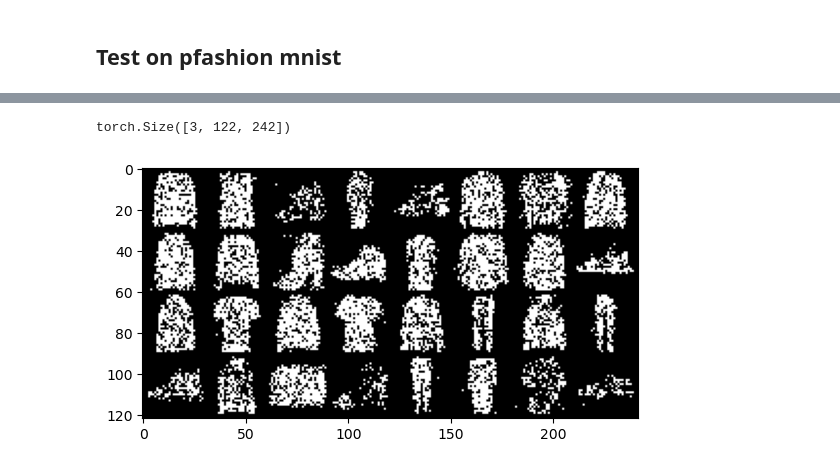
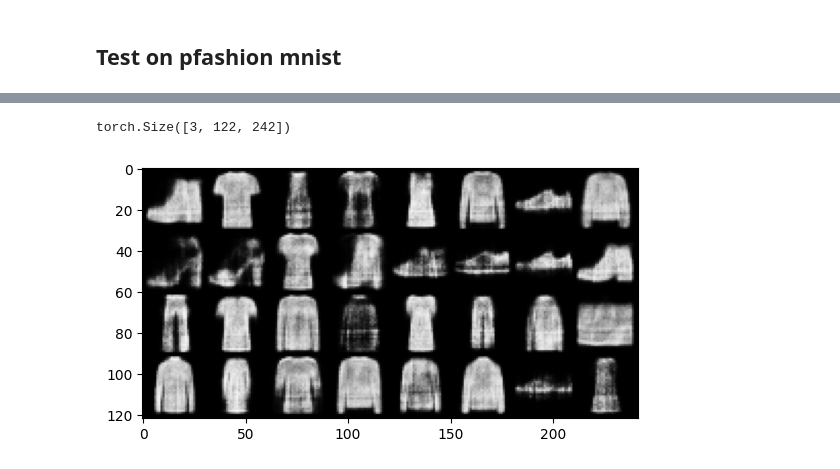
Before and after one commit to jolatechno/cours-ENS, a Jupyter notebook: cours/M2/S4/machine_learning/projet/leo_test/RBM_test2.ipynb, the cells around one changed output, grey strips where cells are left out. Drawn from its saved outputs; the diff is of its cells as text; code cells hidden in the pictures.

```diff
--- a/cours/M2/S4/machine_learning/projet/leo_test/RBM_test2.ipynb
+++ b/cours/M2/S4/machine_learning/projet/leo_test/RBM_test2.ipynb
@@ -125,7 +203,7 @@ torch.Size([3, 122, 242])
 # %% [markdown]
 ## Test on pfashion mnist
 # %%
-batch_size = 64
+batch_size = 32
 train_loader = torch.utils.data.DataLoader(
 datasets.FashionMNIST('./dataFashion',
     train=True,
@@ -143,9 +221,3 @@ datasets.FashionMNIST('./dataFashion',
     [transforms.ToTensor()])
     ),
     batch_size=batch_size)
-# %%
-for a,(data,target) in enumerate(train_loader):
-    npimg = np.transpose(make_grid(data.view(64,1,28,28)).numpy(),(1,2,0))
-    print(npimg.shape)
-    plt.imshow(npimg)
-    break
@@ -178,23 +224,29 @@ print(npimg[10:20,10:20,0])
 # %%
-rbm = RBM(k=1)
-train_op = optim.SGD(rbm.parameters(),0.01)
+n_it_training = 2
+
+rbm_fashion = RBM(784, 500, n_it_training)
+train_op = optim.SGD(rbm_fashion.parameters(),0.01)
 losses=[]
 
-NEPOCH=20
-
-for epoch in range(NEPOCH):
+n_epochs, n_batch = 40, 500
+for epoch in range(n_epochs):
     loss_ = []
-    for _, (data,target) in enumerate(train_loader):
+    for i, (data,target) in enumerate(train_loader):
         data = Variable(data.view(-1,784))
         sample_data = data.bernoulli()
 
-        v,v1 = rbm(sample_data)
-        loss = rbm.free_energy(v) - rbm.free_energy(v1)
+        sample_data = rbm_fashion.sample_from_p(sample_data.flatten()).reshape(sample_data.shape)
+
+        v,v1,p_v = rbm_fashion(sample_data)
+        loss = rbm_fashion.free_energy(v) - rbm_fashion.free_energy(v1)
         loss_.append(loss.data)
         train_op.zero_grad()
         loss.backward()
         train_op.step()
 
+        if i >= n_batch and n_batch > 0:
+            break
+
     losses.append(np.mean(loss_))
     print("Training loss for {} epoch: {}".format(epoch, np.mean(loss_)))
 # %% [output]
@@ -226,5 +284,5 @@ plt.plot(losses)
 # %%
-show_and_save("generate_fashion",make_grid(v1.data.view(32,1,28,28)))
+show_and_save("generate_fashion", make_grid(p_v.data.view(-1,1,28,28)))
 # %% [output]
 torch.Size([3, 122, 242])
-[figure, old version]
+[figure, new version]
```
Also changed, not shown: parts of 23 cells of this notebook, 1 other file.
